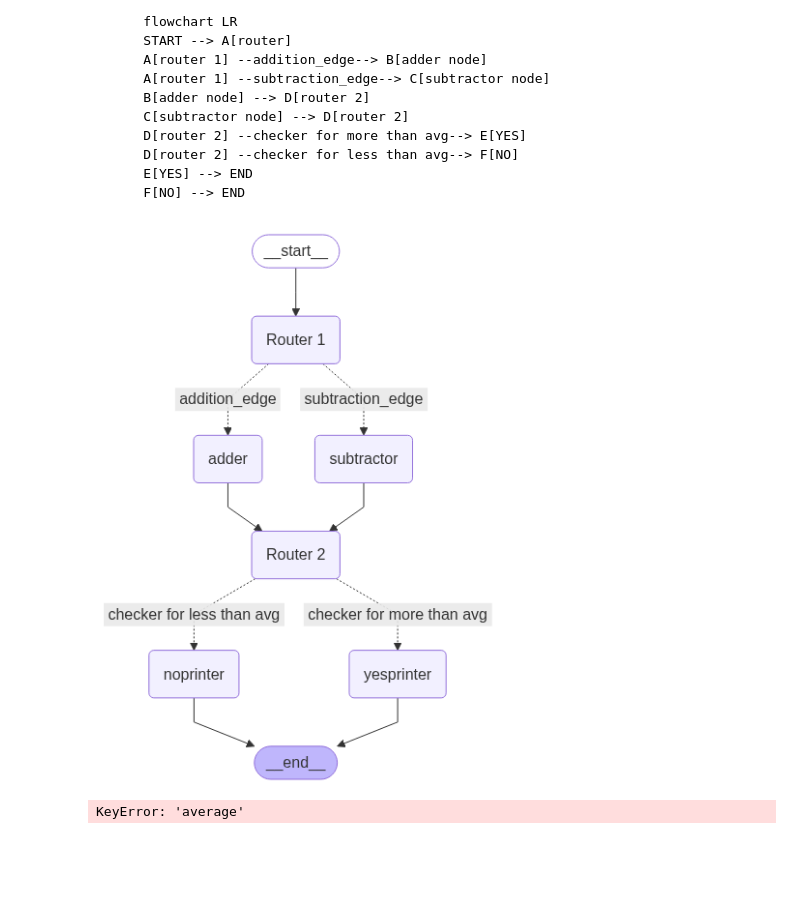
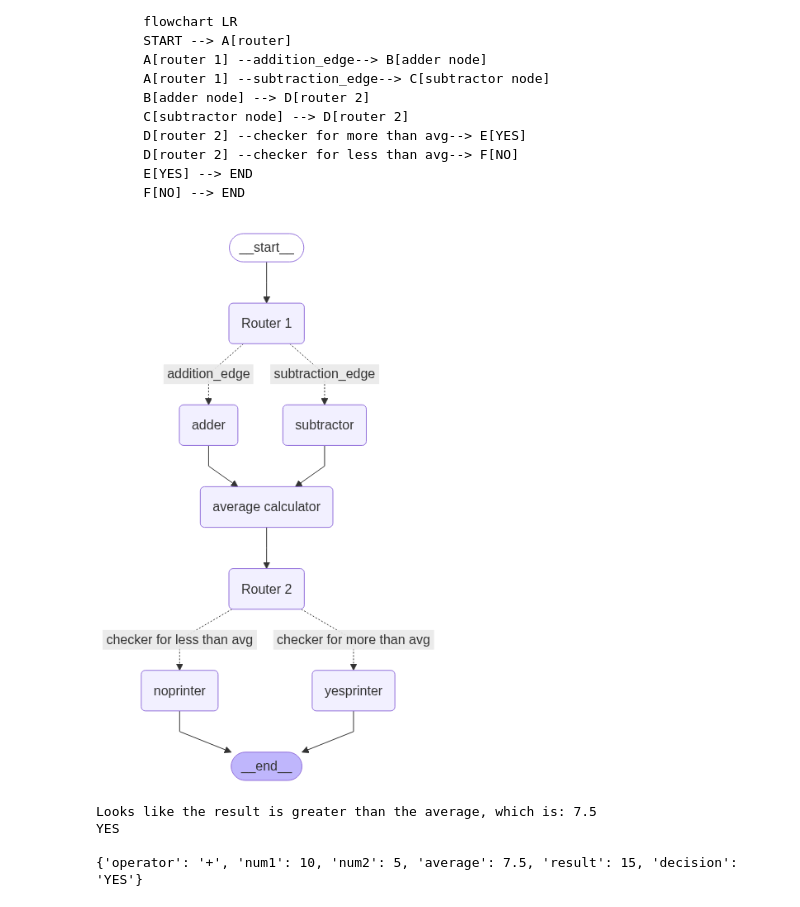
Before and after one commit to whiplxsh21/Scylla-Agent-Dhruv, a Jupyter notebook: Learning LangGraph/thirdGraph.ipynb, the cells around one changed output. Saved outputs shown, nothing was run; the diff lists cells and outputs as text; code cells hidden in the pictures; blank space fills up the shorter version.

```diff
--- a/Learning LangGraph/thirdGraph.ipynb
+++ b/Learning LangGraph/thirdGraph.ipynb
@@ -170,10 +170,13 @@ def noprinter(state:AgentState) -> AgentState:
     state['decision'] = "NO"
     return state
 
+def avg_calc(state:AgentState) -> AgentState:
+    state['average'] = (state['num1'] + state['num2'])/2
+    return state
+
+
 def router_2(state:AgentState) -> AgentState:
     """calculates the average and compares it with result"""
-    state['average'] = (state['num1'] + state['num2'])/2
-
     if state['average'] < state['result']:
         return "checker for more than avg"
     elif state['average'] >= state['result']:
@@ -183,6 +186,7 @@ graph = StateGraph(AgentState)
 
 graph.add_node("adder", adder)
 graph.add_node("subtractor", subtractor)
+graph.add_node("average calculator", avg_calc)
 graph.add_node("yesprinter", yesprinter)
 graph.add_node("noprinter", noprinter)
 
@@ -199,38 +203,45 @@ so basically a lambda function just makes it easy
 """
 
 graph.add_edge(START, "Router 1") # start --> router 1
 graph.add_conditional_edges( # router 1 --> add/sub
     "Router 1",
     router_1,
     {
         "addition_edge": "adder",
         "subtraction_edge": "subtractor"
     }
 )
 # add/sub --> router 2
-graph.add_edge("adder","Router 2")
-graph.add_edge("subtractor", "Router 2")
+graph.add_edge("adder","average calculator")
+graph.add_edge("subtractor", "average calculator")
+graph.add_edge("average calculator", "Router 2")
+
 
 graph.add_conditional_edges( # router 2 --> yes/no
     "Router 2",
     router_2,
     {
         "checker for more than avg": "yesprinter",
         "checker for less than avg": "noprinter"
     }
 )
 
 # yes/no --> end
 graph.add_edge("yesprinter",END)
 graph.add_edge("noprinter", END)
 
 app = graph.compile()
 from IPython.display import Image, display
 display(Image(app.get_graph().draw_mermaid_png()))
 # %% [output]
-[figure, old version]
+[figure, new version]
 # %%
 res1 = app.invoke({'operator':"+", 'num1':10, 'num2':5})
+print(res1['decision'])
+print()
 print(res1)
 # %% [output]
-KeyError: 'average'
+Looks like the result is greater than the average, which is: 7.5
+YES
+
+{'operator': '+', 'num1': 10, 'num2': 5, 'average': 7.5, 'result': 15, 'decision': 'YES'}
```
Also changed, not shown: 3 other files.
